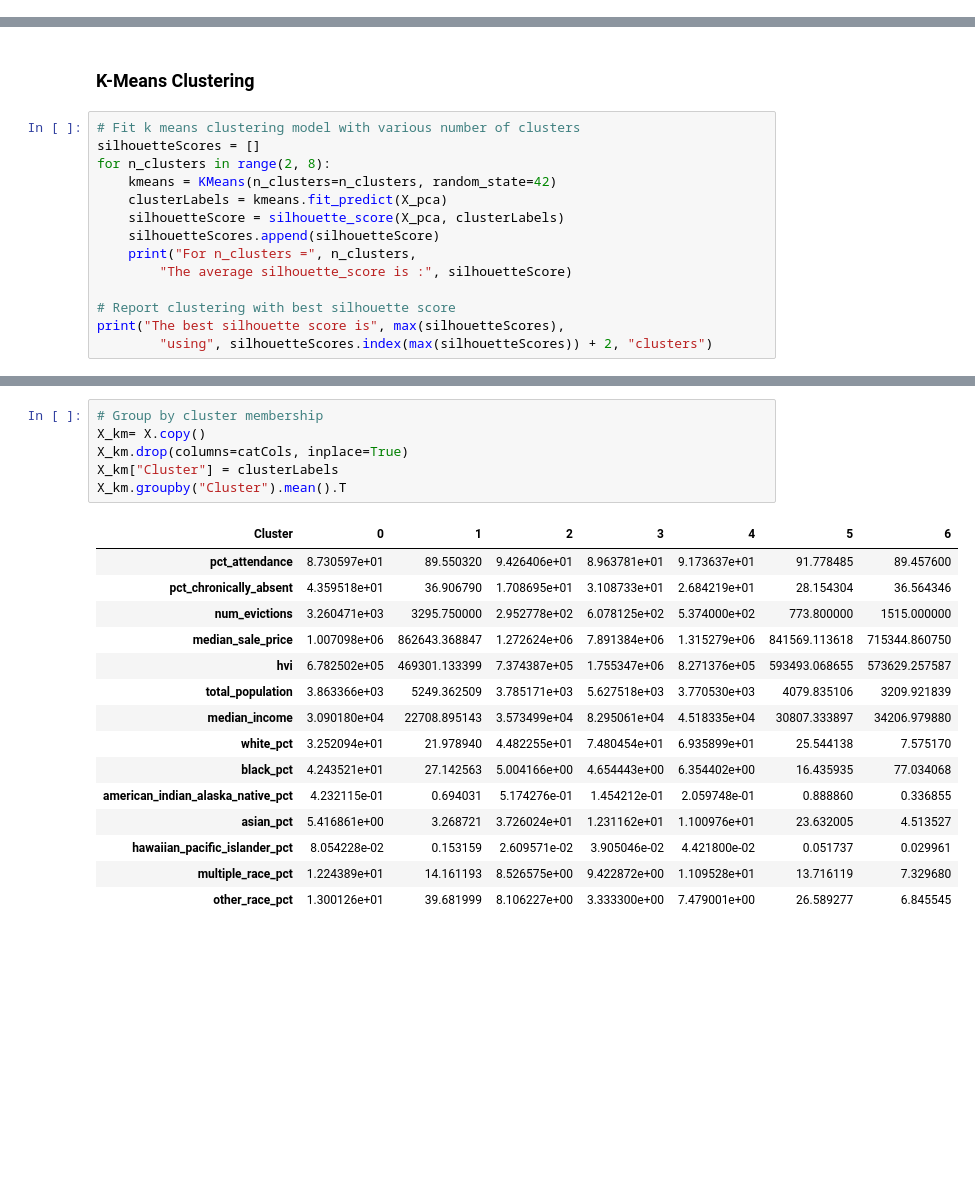
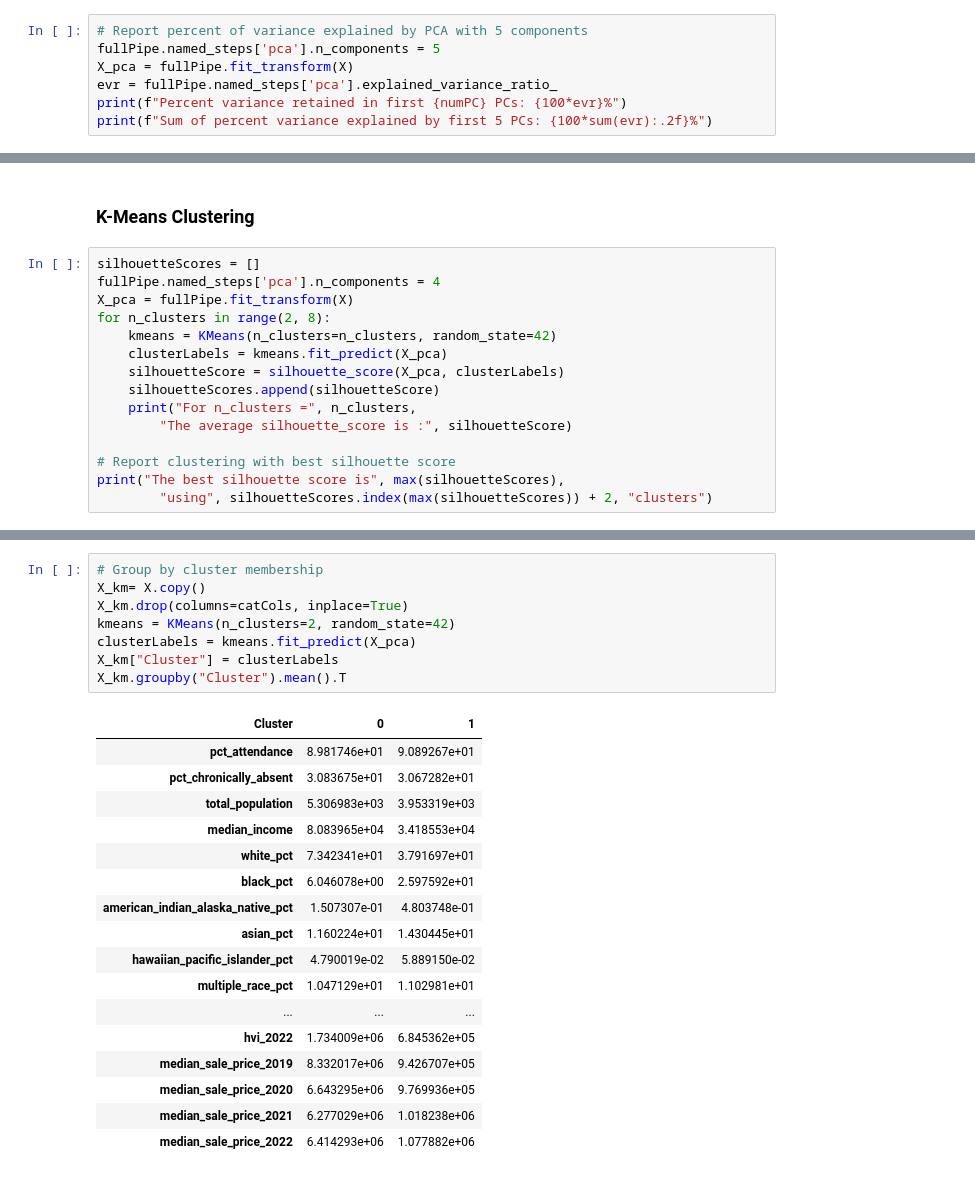
Before and after one commit to NakaFrozn/si618_final_project, a Jupyter notebook: Final_Project_Step3.ipynb, the cells around one changed output, grey strips where cells are left out. Cells and saved outputs as stored; diff of their text form; blank space fills up the shorter version.

```diff
--- a/Final_Project_Step3.ipynb
+++ b/Final_Project_Step3.ipynb
@@ -226,0 +224,7 @@ plt.show()
+# %%
+# Report percent of variance explained by PCA with 5 components
+fullPipe.named_steps['pca'].n_components = 5
+X_pca = fullPipe.fit_transform(X)
+evr = fullPipe.named_steps['pca'].explained_variance_ratio_
+print(f"Percent variance retained in first {numPC} PCs: {100*evr}%")
+print(f"Sum of percent variance explained by first 5 PCs: {100*sum(evr):.2f}%")
@@ -277,8 +286,9 @@ X_clusters.groupby("ClusterNumber").mean().T
 # %% [markdown]
 ### K-Means Clustering
 # %%
-# Fit k means clustering model with various number of clusters
 silhouetteScores = []
+fullPipe.named_steps['pca'].n_components = 4
+X_pca = fullPipe.fit_transform(X)
 for n_clusters in range(2, 8):
     kmeans = KMeans(n_clusters=n_clusters, random_state=42)
     clusterLabels = kmeans.fit_predict(X_pca)
@@ -377,22 +387,26 @@ for n_clusters in range(2, 8):
 # %%
 # Group by cluster membership
 X_km= X.copy()
 X_km.drop(columns=catCols, inplace=True)
+kmeans = KMeans(n_clusters=2, random_state=42)
+clusterLabels = kmeans.fit_predict(X_pca)
 X_km["Cluster"] = clusterLabels
 X_km.groupby("Cluster").mean().T
 # %% [output]
-| Cluster | 0 | 1 | 2 | 3 | 4 | 5 | 6 |
-| pct_attendance | 8.730597e+01 | 89.550320 | 9.426406e+01 | 8.963781e+01 | 9.173637e+01 | 91.778485 | 89.457600 |
-| pct_chronically_absent | 4.359518e+01 | 36.906790 | 1.708695e+01 | 3.108733e+01 | 2.684219e+01 | 28.154304 | 36.564346 |
-| num_evictions | 3.260471e+03 | 3295.750000 | 2.952778e+02 | 6.078125e+02 | 5.374000e+02 | 773.800000 | 1515.000000 |
-| median_sale_price | 1.007098e+06 | 862643.368847 | 1.272624e+06 | 7.891384e+06 | 1.315279e+06 | 841569.113618 | 715344.860750 |
-| hvi | 6.782502e+05 | 469301.133399 | 7.374387e+05 | 1.755347e+06 | 8.271376e+05 | 593493.068655 | 573629.257587 |
-| total_population | 3.863366e+03 | 5249.362509 | 3.785171e+03 | 5.627518e+03 | 3.770530e+03 | 4079.835106 | 3209.921839 |
-| median_income | 3.090180e+04 | 22708.895143 | 3.573499e+04 | 8.295061e+04 | 4.518335e+04 | 30807.333897 | 34206.979880 |
-| white_pct | 3.252094e+01 | 21.978940 | 4.482255e+01 | 7.480454e+01 | 6.935899e+01 | 25.544138 | 7.575170 |
-| black_pct | 4.243521e+01 | 27.142563 | 5.004166e+00 | 4.654443e+00 | 6.354402e+00 | 16.435935 | 77.034068 |
-| american_indian_alaska_native_pct | 4.232115e-01 | 0.694031 | 5.174276e-01 | 1.454212e-01 | 2.059748e-01 | 0.888860 | 0.336855 |
-| asian_pct | 5.416861e+00 | 3.268721 | 3.726024e+01 | 1.231162e+01 | 1.100976e+01 | 23.632005 | 4.513527 |
-| hawaiian_pacific_islander_pct | 8.054228e-02 | 0.153159 | 2.609571e-02 | 3.905046e-02 | 4.421800e-02 | 0.051737 | 0.029961 |
-| multiple_race_pct | 1.224389e+01 | 14.161193 | 8.526575e+00 | 9.422872e+00 | 1.109528e+01 | 13.716119 | 7.329680 |
-| other_race_pct | 1.300126e+01 | 39.681999 | 8.106227e+00 | 3.333300e+00 | 7.479001e+00 | 26.589277 | 6.845545 |
+| Cluster | 0 | 1 |
+| pct_attendance | 8.981746e+01 | 9.089267e+01 |
+| pct_chronically_absent | 3.083675e+01 | 3.067282e+01 |
+| total_population | 5.306983e+03 | 3.953319e+03 |
+| median_income | 8.083965e+04 | 3.418553e+04 |
+| white_pct | 7.342341e+01 | 3.791697e+01 |
+| black_pct | 6.046078e+00 | 2.597592e+01 |
+| american_indian_alaska_native_pct | 1.507307e-01 | 4.803748e-01 |
+| asian_pct | 1.160224e+01 | 1.430445e+01 |
+| hawaiian_pacific_islander_pct | 4.790019e-02 | 5.889150e-02 |
+| multiple_race_pct | 1.047129e+01 | 1.102981e+01 |
+| ... | ... | ... |
+| hvi_2022 | 1.734009e+06 | 6.845362e+05 |
+| median_sale_price_2019 | 8.332017e+06 | 9.426707e+05 |
+| median_sale_price_2020 | 6.643295e+06 | 9.769936e+05 |
+| median_sale_price_2021 | 6.277029e+06 | 1.018238e+06 |
+| median_sale_price_2022 | 6.414293e+06 | 1.077882e+06 |
```
Also changed, not shown: parts of 15 cells of this notebook, 1 other file.
